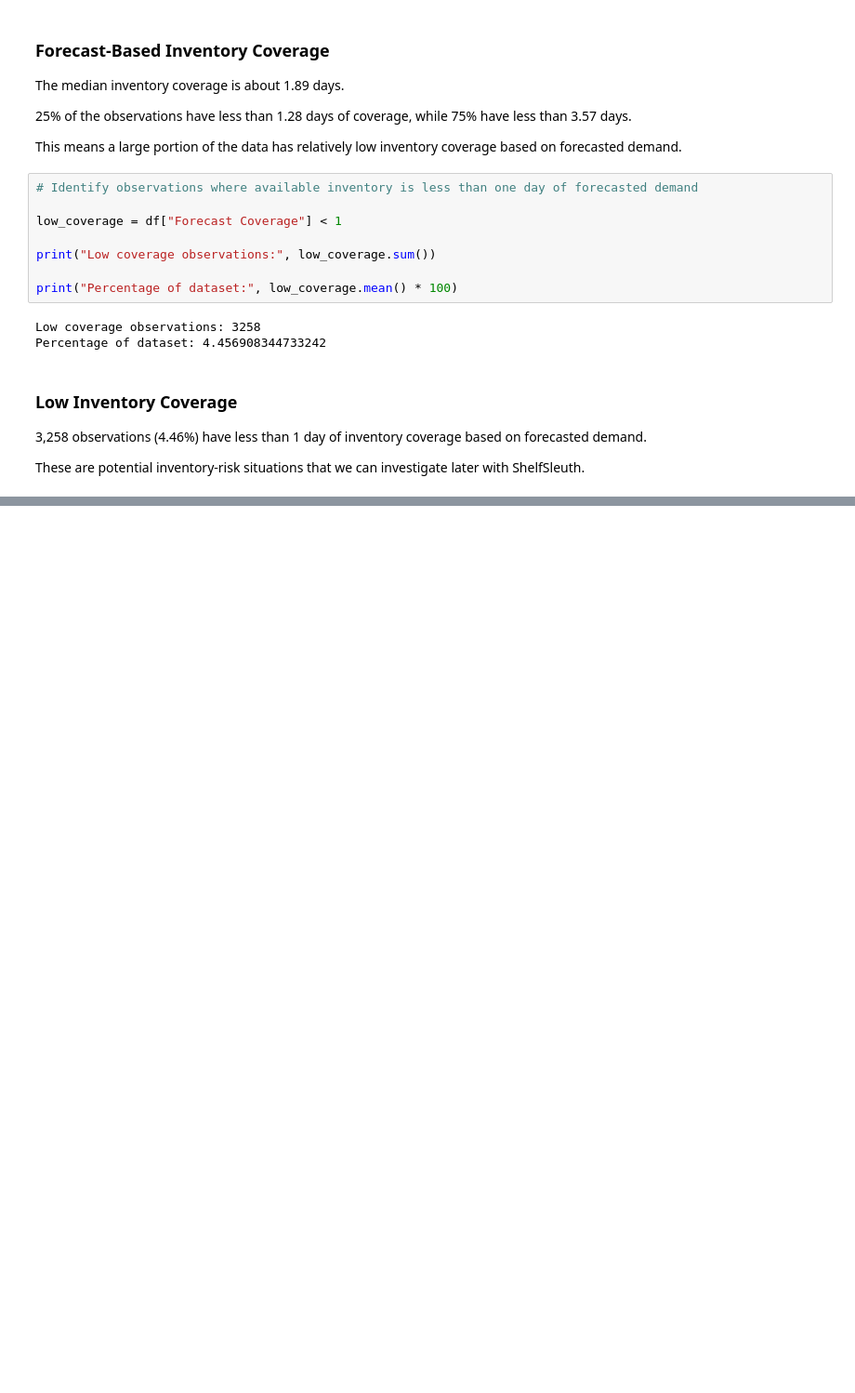
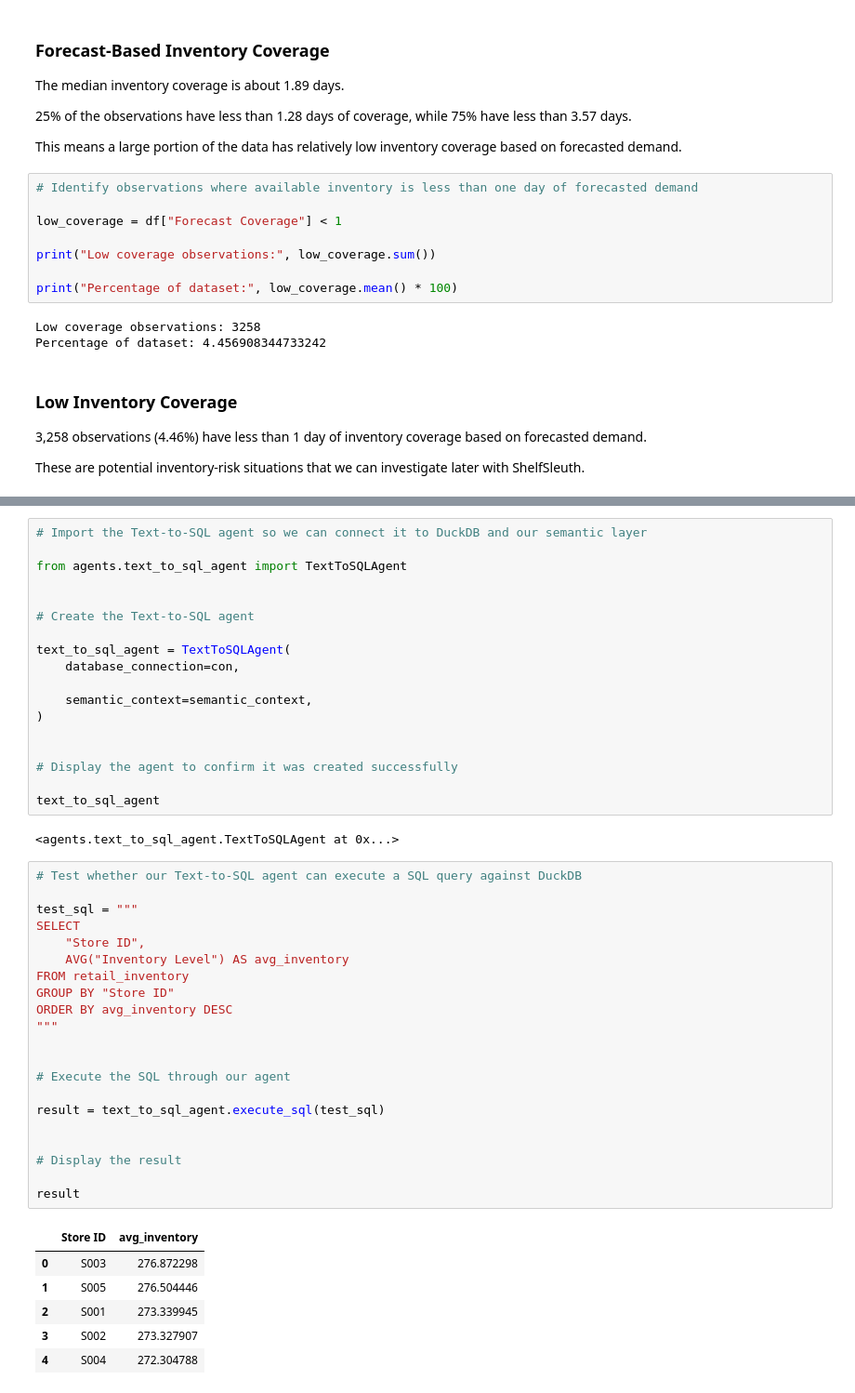
Before and after one commit to Sid1813/ShelfSleuth, a Jupyter notebook: notebooks/01_data_reconnaissance.ipynb, the cells around one changed output, grey strips where cells are left out. Shown at 93% size. Cells and saved outputs as stored; diff of their text form; blank space fills up the shorter version.

```diff
--- a/notebooks/01_data_reconnaissance.ipynb
+++ b/notebooks/01_data_reconnaissance.ipynb
@@ -587,0 +735,48 @@ These are potential inventory-risk situations that we can investigate later with
+# %%
+# Import the Text-to-SQL agent so we can connect it to DuckDB and our semantic layer
+
+from agents.text_to_sql_agent import TextToSQLAgent
+
+
+# Create the Text-to-SQL agent
+
+text_to_sql_agent = TextToSQLAgent(
+    database_connection=con,
+
+    semantic_context=semantic_context,
+)
+
+
+# Display the agent to confirm it was created successfully
+
+text_to_sql_agent
+# %% [output]
+<agents.text_to_sql_agent.TextToSQLAgent at 0x...>
+# %%
+# Test whether our Text-to-SQL agent can execute a SQL query against DuckDB
+
+test_sql = """
+SELECT
+    "Store ID",
+    AVG("Inventory Level") AS avg_inventory
+FROM retail_inventory
+GROUP BY "Store ID"
+ORDER BY avg_inventory DESC
+"""
+
+
+# Execute the SQL through our agent
+
+result = text_to_sql_agent.execute_sql(test_sql)
+
+
+# Display the result
+
+result
+# %% [output]
+|  | Store ID | avg_inventory |
+| 0 | S003 | 276.872298 |
+| 1 | S005 | 276.504446 |
+| 2 | S001 | 273.339945 |
+| 3 | S002 | 273.327907 |
+| 4 | S004 | 272.304788 |
```
Also changed, not shown: parts of 12 cells of this notebook, 5 other files.
